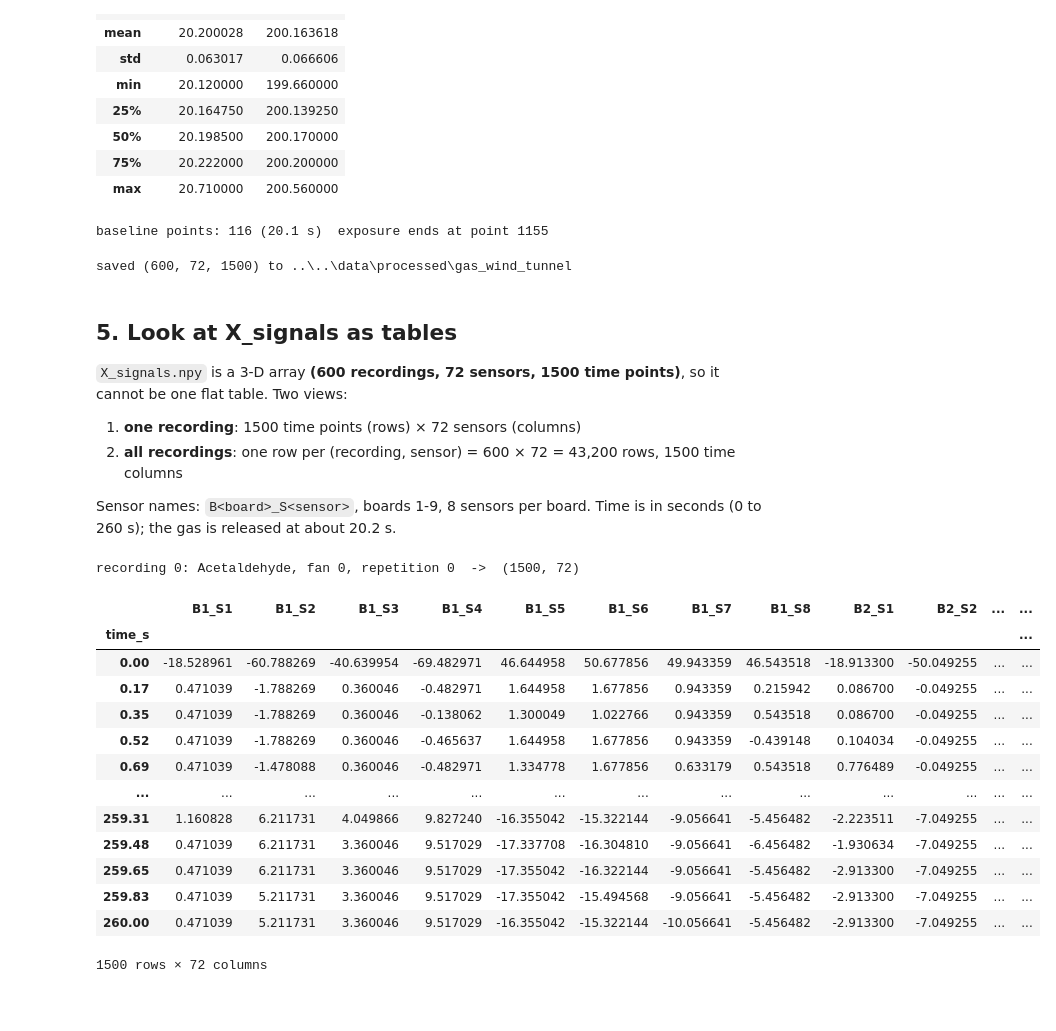
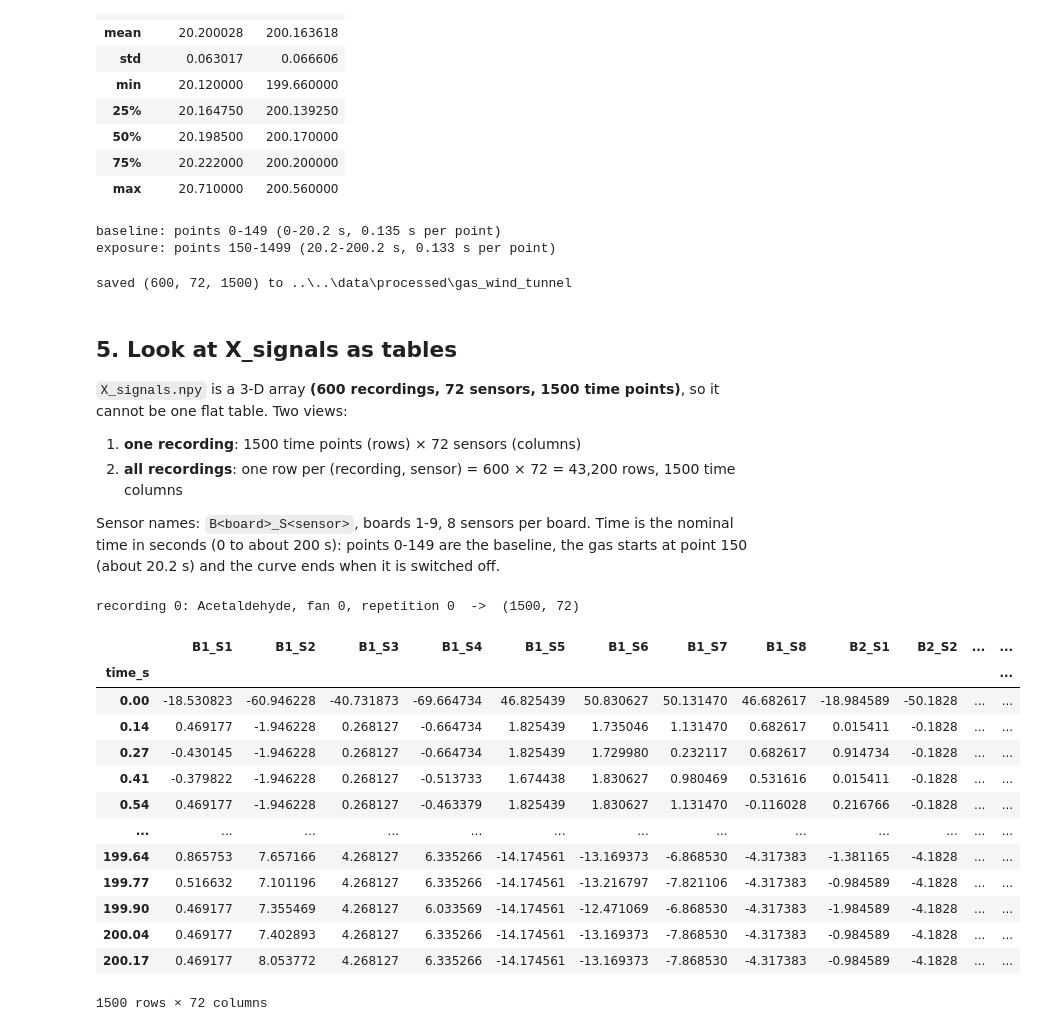
Before and after one commit to YasserAlbogami/gas-repr-guide, a Jupyter notebook: notebooks/00_data/00a_gwt_audit_and_subset.ipynb, the cells around one changed output. Cells and saved outputs as stored; diff of their text form; code cells hidden in the pictures; blank space fills up the shorter version.

```diff
--- a/notebooks/00_data/00a_gwt_audit_and_subset.ipynb
+++ b/notebooks/00_data/00a_gwt_audit_and_subset.ipynb
@@ -30,8 +30,9 @@ ZIP = ROOT / "data/raw/gas_wind_tunnel/uci251.zip"
 OUT = ROOT / "data/processed/gas_wind_tunnel"
 OUT.mkdir(parents=True, exist_ok=True)
 
-T = 1500          # time points after resampling
-T_END = 260.0     # every recording lasts 260 s
+N_BASE = 150      # points for the baseline phase (0 s -> gas release, about 20.2 s)
+N_EXP = 1350      # points for the exposure phase (release -> gas off, about 180 s)
+T = N_BASE + N_EXP   # 1500; the recovery phase (gas off -> 260 s) is not used
 N_REP = 20        # repetitions kept per gas and wind speed
 # %% [markdown]
 ## 1. Audit: what is in the zip
@@ -176,9 +183,10 @@ X = np.empty((len(meta), 72, T), dtype=np.float32)     # (600, 72, 1500)
 releases = []
 with zipfile.ZipFile(ZIP) as z:
     for i, path in enumerate(meta["path"]):
-        t, x, release = load_gwt.read_recording(z, path)    # (T_raw,), (72, T_raw)
-        X[i] = resample(x, t, T, 0.0, T_END)                 # (72, 1500)
-        releases.append(release)
+        t, x, (r0, r1) = load_gwt.read_recording(z, path)  # (T_raw,), (72, T_raw), release start / end in s
+        X[i, :, :N_BASE] = resample(x, t, N_BASE, 0.0, r0)  # (72, 150)  baseline
+        X[i, :, N_BASE:] = resample(x, t, N_EXP, r0, r1)    # (72, 1350) exposure
+        releases.append((r0, r1))
         if i % 100 == 0:
             print(i, end=" ")
 meta["release_start"], meta["release_end"] = np.array(releases).T
@@ -195,21 +203,23 @@ meta[["release_start", "release_end"]].describe()
 | 75% | 20.222000 | 200.200000 |
 | max | 20.710000 | 200.560000 |
 # %%
-grid = np.linspace(0.0, T_END, T)                          # (1500,) time of every point
-N_BASE = int((grid < meta["release_start"].min()).sum())   # points before the earliest release
-EXPOSURE_END = int((grid < meta["release_end"].median()).sum())
-print("baseline points:", N_BASE, f"({grid[N_BASE]:.1f} s)  exposure ends at point", EXPOSURE_END)
+# nominal time of every point (median release times; each recording uses its own exact times)
+r0, r1 = meta["release_start"].median(), meta["release_end"].median()
+time_s = np.concatenate([np.linspace(0.0, r0, N_BASE), np.linspace(r0, r1, N_EXP)])   # (1500,)
+print(f"baseline: points 0-{N_BASE - 1} (0-{r0:.1f} s, {r0 / N_BASE:.3f} s per point)")
+print(f"exposure: points {N_BASE}-{T - 1} ({r0:.1f}-{r1:.1f} s, {(r1 - r0) / N_EXP:.3f} s per point)")
 
 baseline_level = X[:, :, :N_BASE].mean(axis=2)             # (600, 72) resting level, kept for R2 and C5
 X = baseline_correct(X, N_BASE).astype(np.float32)         # (600, 72, 1500)
 assert X.shape == (600, 72, 1500) and np.isfinite(X).all()
 # %% [output]
-baseline points: 116 (20.1 s)  exposure ends at point 1155
+baseline: points 0-149 (0-20.2 s, 0.135 s per point)
+exposure: points 150-1499 (20.2-200.2 s, 0.133 s per point)
 # %%
 np.save(OUT / "X_signals.npy", X)
 np.save(OUT / "baseline_level.npy", baseline_level.astype(np.float32))
 meta.drop(columns=["path"]).assign(file=meta["path"]).to_csv(OUT / "meta.csv", index=False)
-info = {"T": T, "n_base": N_BASE, "exposure_end": EXPOSURE_END, "dt_seconds": float(grid[1] - grid[0]),
+info = {"T": T, "n_base": N_BASE, "exposure_end": T, "time_s": np.round(time_s, 3).tolist(),
         "location": int(LOCATION), "voltage": int(VOLTAGE), "folders": FOLDERS,
         "classes": load_gwt.GASES, "positive_class": "CO"}
 with open(OUT / "info.json", "w") as f:
@@ -224,31 +234,31 @@ Two views:
 1. **one recording**: 1500 time points (rows) × 72 sensors (columns)
 2. **all recordings**: one row per (recording, sensor) = 600 × 72 = 43,200 rows, 1500 time columns
 
-Sensor names: `B<board>_S<sensor>`, boards 1-9, 8 sensors per board. Time is in seconds (0 to 260 s); the gas is released at about 20.2 s.
+Sensor names: `B<board>_S<sensor>`, boards 1-9, 8 sensors per board. Time is the nominal time in seconds (0 to about 200 s): points 0-149 are the baseline, the gas starts at point 150 (about 20.2 s) and the curve ends when it is switched off.
 # %%
 SENSOR_NAMES = load_gwt.SENSOR_NAMES                     # 72 names: B1_S1 ... B9_S8
-time_s = np.round(grid, 2)                                 # (1500,) seconds
+time_s = np.round(time_s, 2)                               # (1500,) nominal seconds
 
 i = 0                                                      # pick any recording 0..599
 one = pd.DataFrame(X[i].T,                                 # (1500, 72): rows = time, columns = sensors
                    index=pd.Index(time_s, name="time_s"), columns=SENSOR_NAMES)
 print(f"recording {i}: {meta.loc[i, 'gas']}, fan {meta.loc[i, 'fan']}, repetition {meta.loc[i, 'rep']}  ->  {one.shape}")
 one
 # %% [output]
 recording 0: Acetaldehyde, fan 0, repetition 0  ->  (1500, 72)
 |  | B1_S1 | B1_S2 | B1_S3 | B1_S4 | B1_S5 | B1_S6 | B1_S7 | B1_S8 | B2_S1 | B2_S2 | ... | ... |
 | time_s |  |  |  |  |  |  |  |  |  |  |  | ... |
-| 0.00 | -18.528961 | -60.788269 | -40.639954 | -69.482971 | 46.644958 | 50.677856 | 49.943359 | 46.543518 | -18.913300 | -50.049255 | ... | ... |
-| 0.17 | 0.471039 | -1.788269 | 0.360046 | -0.482971 | 1.644958 | 1.677856 | 0.943359 | 0.215942 | 0.086700 | -0.049255 | ... | ... |
-| 0.35 | 0.471039 | -1.788269 | 0.360046 | -0.138062 | 1.300049 | 1.022766 | 0.943359 | 0.543518 | 0.086700 | -0.049255 | ... | ... |
-| 0.52 | 0.471039 | -1.788269 | 0.360046 | -0.465637 | 1.644958 | 1.677856 | 0.943359 | -0.439148 | 0.104034 | -0.049255 | ... | ... |
-| 0.69 | 0.471039 | -1.478088 | 0.360046 | -0.482971 | 1.334778 | 1.677856 | 0.633179 | 0.543518 | 0.776489 | -0.049255 | ... | ... |
+| 0.00 | -18.530823 | -60.946228 | -40.731873 | -69.664734 | 46.825439 | 50.830627 | 50.131470 | 46.682617 | -18.984589 | -50.1828 | ... | ... |
+| 0.14 | 0.469177 | -1.946228 | 0.268127 | -0.664734 | 1.825439 | 1.735046 | 1.131470 | 0.682617 | 0.015411 | -0.1828 | ... | ... |
+| 0.27 | -0.430145 | -1.946228 | 0.268127 | -0.664734 | 1.825439 | 1.729980 | 0.232117 | 0.682617 | 0.914734 | -0.1828 | ... | ... |
+| 0.41 | -0.379822 | -1.946228 | 0.268127 | -0.513733 | 1.674438 | 1.830627 | 0.980469 | 0.531616 | 0.015411 | -0.1828 | ... | ... |
+| 0.54 | 0.469177 | -1.946228 | 0.268127 | -0.463379 | 1.825439 | 1.830627 | 1.131470 | -0.116028 | 0.216766 | -0.1828 | ... | ... |
 | ... | ... | ... | ... | ... | ... | ... | ... | ... | ... | ... | ... | ... |
-| 259.31 | 1.160828 | 6.211731 | 4.049866 | 9.827240 | -16.355042 | -15.322144 | -9.056641 | -5.456482 | -2.223511 | -7.049255 | ... | ... |
-| 259.48 | 0.471039 | 6.211731 | 3.360046 | 9.517029 | -17.337708 | -16.304810 | -9.056641 | -6.456482 | -1.930634 | -7.049255 | ... | ... |
-| 259.65 | 0.471039 | 6.211731 | 3.360046 | 9.517029 | -17.355042 | -16.322144 | -9.056641 | -5.456482 | -2.913300 | -7.049255 | ... | ... |
-| 259.83 | 0.471039 | 5.211731 | 3.360046 | 9.517029 | -17.355042 | -15.494568 | -9.056641 | -5.456482 | -2.913300 | -7.049255 | ... | ... |
-| 260.00 | 0.471039 | 5.211731 | 3.360046 | 9.517029 | -16.355042 | -15.322144 | -10.056641 | -5.456482 | -2.913300 | -7.049255 | ... | ... |
+| 199.64 | 0.865753 | 7.657166 | 4.268127 | 6.335266 | -14.174561 | -13.169373 | -6.868530 | -4.317383 | -1.381165 | -4.1828 | ... | ... |
+| 199.77 | 0.516632 | 7.101196 | 4.268127 | 6.335266 | -14.174561 | -13.216797 | -7.821106 | -4.317383 | -0.984589 | -4.1828 | ... | ... |
+| 199.90 | 0.469177 | 7.355469 | 4.268127 | 6.033569 | -14.174561 | -12.471069 | -6.868530 | -4.317383 | -1.984589 | -4.1828 | ... | ... |
+| 200.04 | 0.469177 | 7.402893 | 4.268127 | 6.335266 | -14.174561 | -13.169373 | -7.868530 | -4.317383 | -0.984589 | -4.1828 | ... | ... |
+| 200.17 | 0.469177 | 8.053772 | 4.268127 | 6.335266 | -14.174561 | -13.169373 | -7.868530 | -4.317383 | -0.984589 | -4.1828 | ... | ... |
 1500 rows × 72 columns
 # %%
 rec_id = np.repeat(np.arange(len(meta)), len(SENSOR_NAMES))          # (43200,) recording of every row
```
Also changed, not shown: parts of 4 cells of this notebook, 9 other files.
